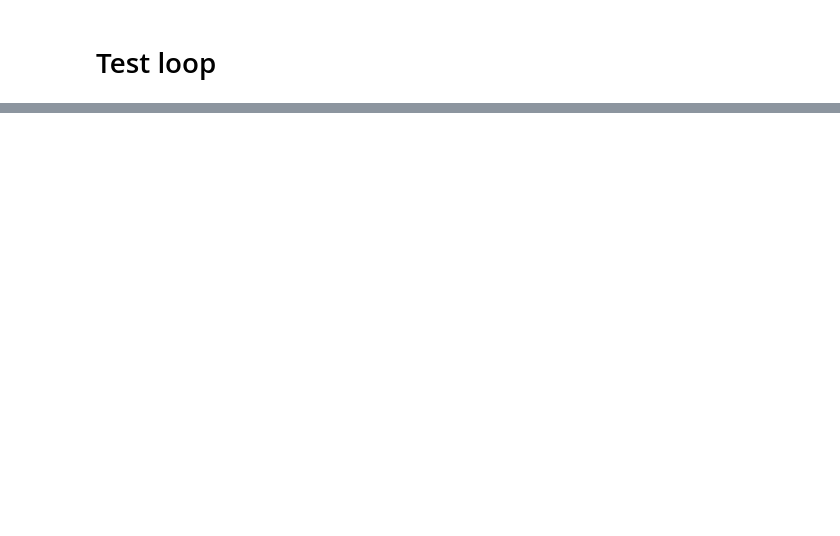
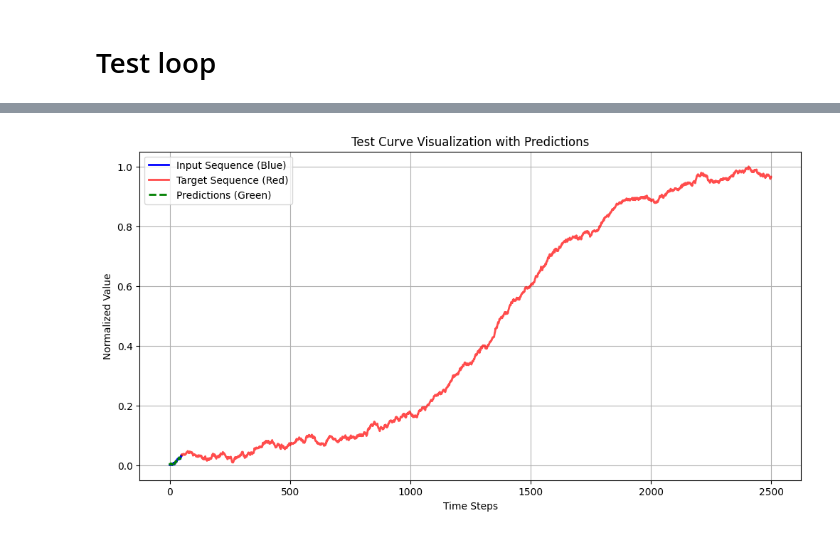
Before and after one commit to denmj/lstm, a Jupyter notebook: lstm_many_to_many_three_curves_noise.ipynb, the cells around one changed output, grey strips where cells are left out. Cells and saved outputs as stored; diff of their text form; code cells hidden in the pictures; blank space fills up the shorter version.

```diff
--- a/lstm_many_to_many_three_curves_noise.ipynb
+++ b/lstm_many_to_many_three_curves_noise.ipynb
@@ -188,7 +170,7 @@ optimizer = torch.optim.Adam(model.parameters(), lr=learning_rate, weight_decay=
 # Training loop with validation
 # %%
 
-num_epochs = 150
+num_epochs = 50
 # Training loop
 for epoch in range(num_epochs):
     model.train()  # Set model to training mode
@@ -212,9 +194,9 @@ for epoch in range(num_epochs):
     with torch.no_grad():
         for x_batch_val, y_batch_val in tqdm(val_loader, desc=f"V Eph {epoch+1}/{num_epochs}"):
             x_batch_val, y_batch_val = x_batch_val.to(device), y_batch_val.to(device)
-            predictions = model(x_batch_val)
-            val_predictions.extend(predictions.cpu().numpy())
-            loss = criterion(predictions, y_batch_val)
+            v_predictions = model(x_batch_val)
+            val_predictions.extend(v_predictions.cpu().numpy())
+            loss = criterion(v_predictions, y_batch_val)
             val_loss += loss.item()
     val_loss /= len(val_loader)
 
@@ -423,0 +221,35 @@ Test Loss: 0.000000
+# %%
+
+# Prepare input from test curve
+x_input = test_curve_scaled[:50]  # First 50 points
+x_input_tensor = torch.tensor(x_input, dtype=torch.float32).unsqueeze(0).unsqueeze(-1).to(device)  # Shape: [1, 50, 1]
+
+# Generate predictions
+model.eval()
+with torch.no_grad():
+    y_pred = model(x_input_tensor)  # Predictions for the input
+    y_pred = y_pred.squeeze().cpu().numpy()  # Move predictions to CPU for plotting
+
+# Visualization
+import matplotlib.pyplot as plt
+import numpy as np
+
+# Define full test curve and indices
+full_curve = test_curve_scaled
+x_indices = np.arange(len(full_curve))
+
+# Plot the test curve
+plt.figure(figsize=(12, 6))
+plt.plot(x_indices[:50], full_curve[:50], label="Input Sequence (Blue)", color="blue", linewidth=2)  # Input in blue
+plt.plot(x_indices[50:], full_curve[50:], label="Target Sequence (Red)", color="red", linewidth=2, alpha=0.7)  # Rest in red
+plt.plot(x_indices[:50], y_pred, label="Predictions (Green)", color="green", linestyle="--", linewidth=2)  # Predictions in green
+
+# Add labels and legend
+plt.title("Test Curve Visualization with Predictions")
+plt.xlabel("Time Steps")
+plt.ylabel("Normalized Value")
+plt.legend()
+plt.grid(True)
+plt.show()
+# %% [output]
+[figure, added]
```
Also changed, not shown: parts of 22 cells of this notebook.
